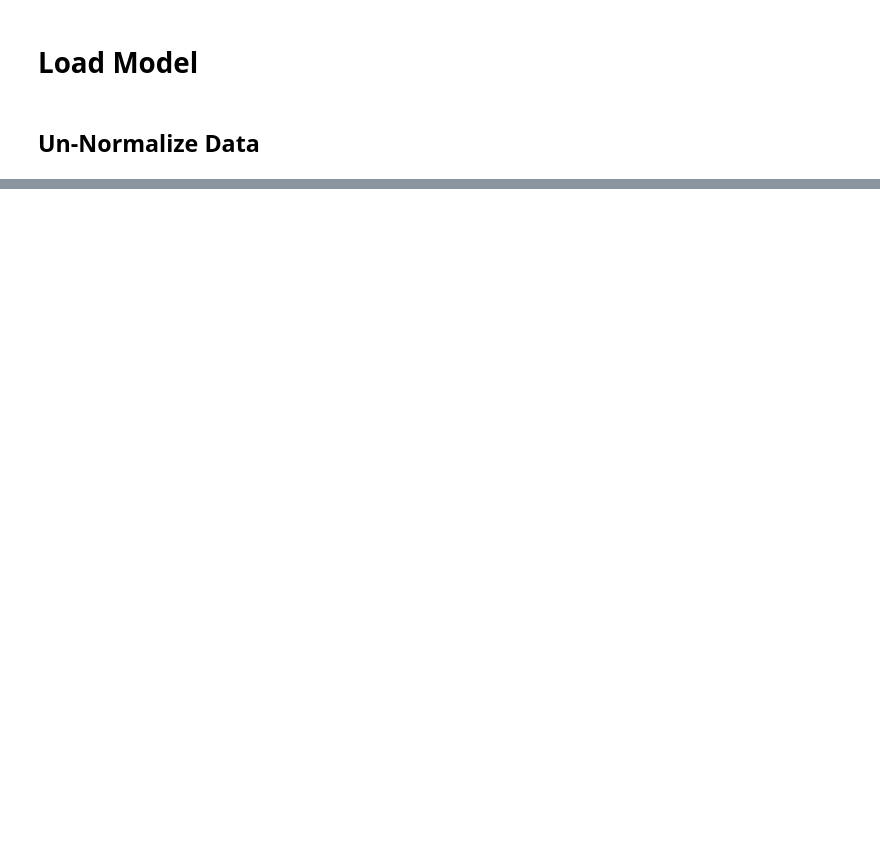
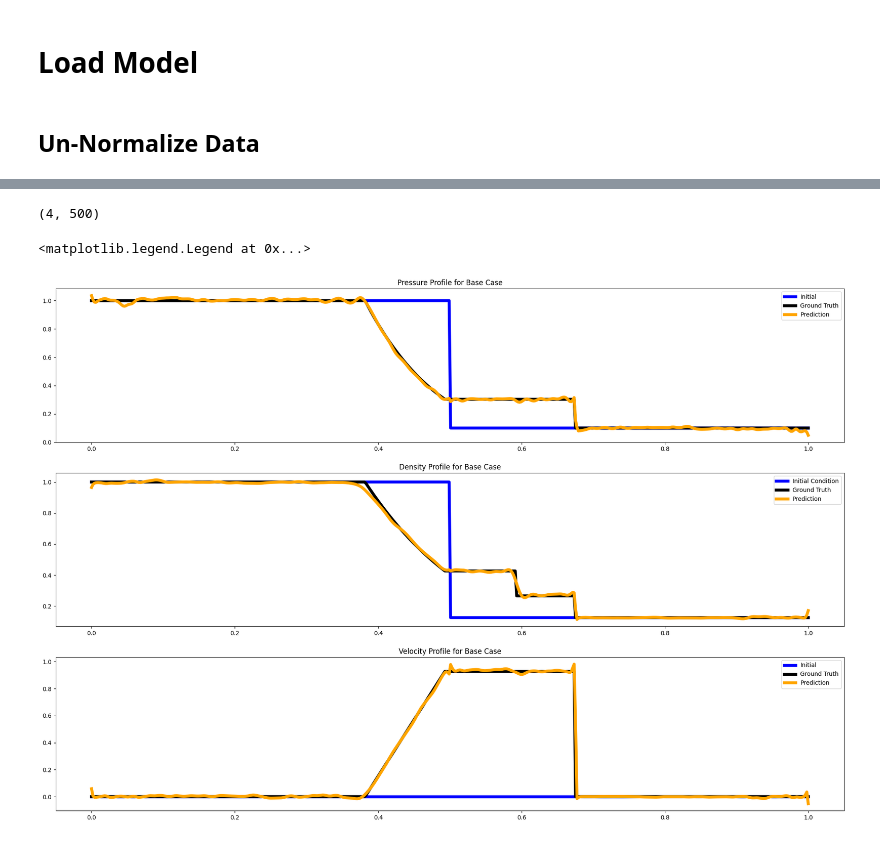
Before and after one commit to wang-roy/ENM_5320_Final_Project, a Jupyter notebook: train_colab.ipynb, the cells around one changed output, grey strips where cells are left out. Drawn from its saved outputs; the diff is of its cells as text; code cells hidden in the pictures; blank space fills up the shorter version.

```diff
--- a/train_colab.ipynb
+++ b/train_colab.ipynb
@@ -471,3 +541,54 @@ for k in range(num_figs):
+# %%
+dpi=100
+cols=3
+print(test_dataset.input_data[base_case].shape)
+sample = test_dataset[base_case]
+input, output = sample
+input = torch.unsqueeze(input, 0)
+output = torch.unsqueeze(output, 0)
+
+pred=model(input)
+pred=torch.squeeze(pred, 0)
+
+input=torch.squeeze(input,0)
+output=torch.squeeze(output,0)
+input_x=input[:,0].detach().cpu().numpy()
+
+input_p=input[:,1].detach().cpu().numpy()
+input_rho=input[:,2].detach().cpu().numpy()
+input_u=input[:,3].detach().cpu().numpy()
+
+output_p=output[:,0].detach().cpu().numpy()
+output_rho=output[:,1].detach().cpu().numpy()
+output_u=output[:,2].detach().cpu().numpy()
+
+pred_p=pred[:,0].detach().cpu().numpy()
+pred_rho=pred[:,1].detach().cpu().numpy()
+pred_u=pred[:,2].detach().cpu().numpy()
+
+fig, ax = plt.subplots(3, 1, figsize=(24,16), dpi=100)
+
+ax[0].plot(input_x, input_p, label="Initial", c="b", lw=5)
+ax[0].plot(input_x, output_p, label="Ground Truth", c="k", lw=5)
+ax[0].plot(input_x, pred_p, label="Prediction", c="orange", lw=5)
+ax[0].set_title(f"Pressure Profile for Base Case")
+ax[0].legend()
+
+ax[1].plot(input_x, input_rho, label="Initial Condition", c="b", lw=5)
+ax[1].plot(input_x, output_rho, label="Ground Truth", c="k", lw=5)
+ax[1].plot(input_x, pred_rho, label="Prediction", c="orange", lw=5)
+ax[1].set_title(f"Density Profile for Base Case")
+ax[1].legend()
+
+ax[2].plot(input_x, input_u, label="Initial", c="b", lw=5)
+ax[2].plot(input_x, output_u, label="Ground Truth", c="k", lw=5)
+ax[2].plot(input_x, pred_u, label="Prediction", c="orange", lw=5)
+ax[2].set_title(f"Velocity Profile for Base Case")
+ax[2].legend()
+# %% [output]
+(4, 500)
+<matplotlib.legend.Legend at 0x...>
+[figure, added]
 # %%
 def activation(name='tanh'):
     if name in ['tanh', 'Tanh']:
```
Also changed, not shown: parts of 24 cells of this notebook, 4 other files.
